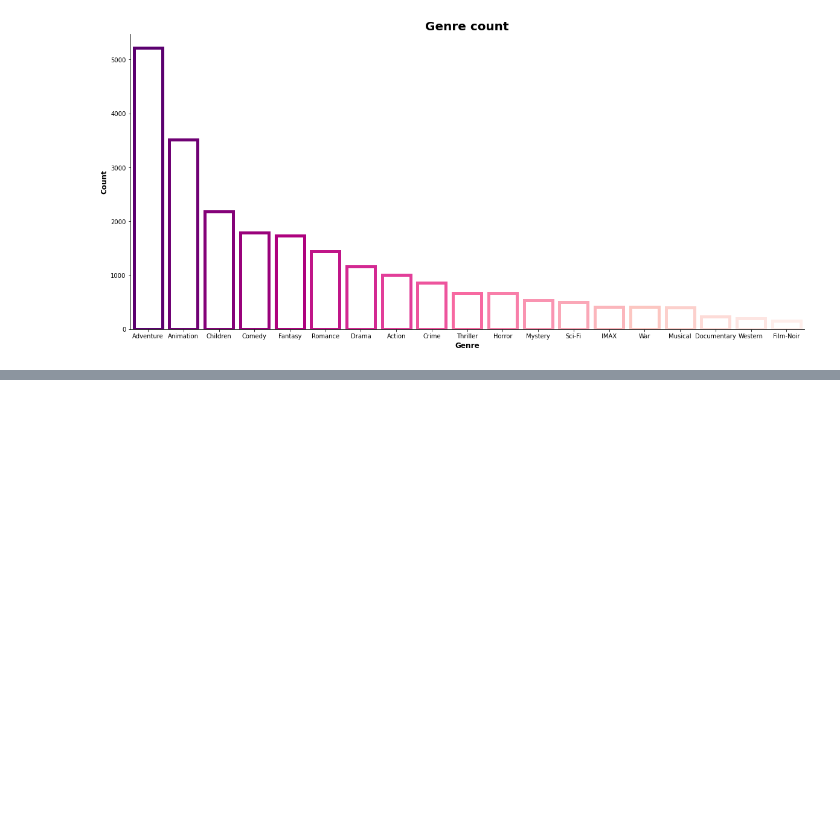
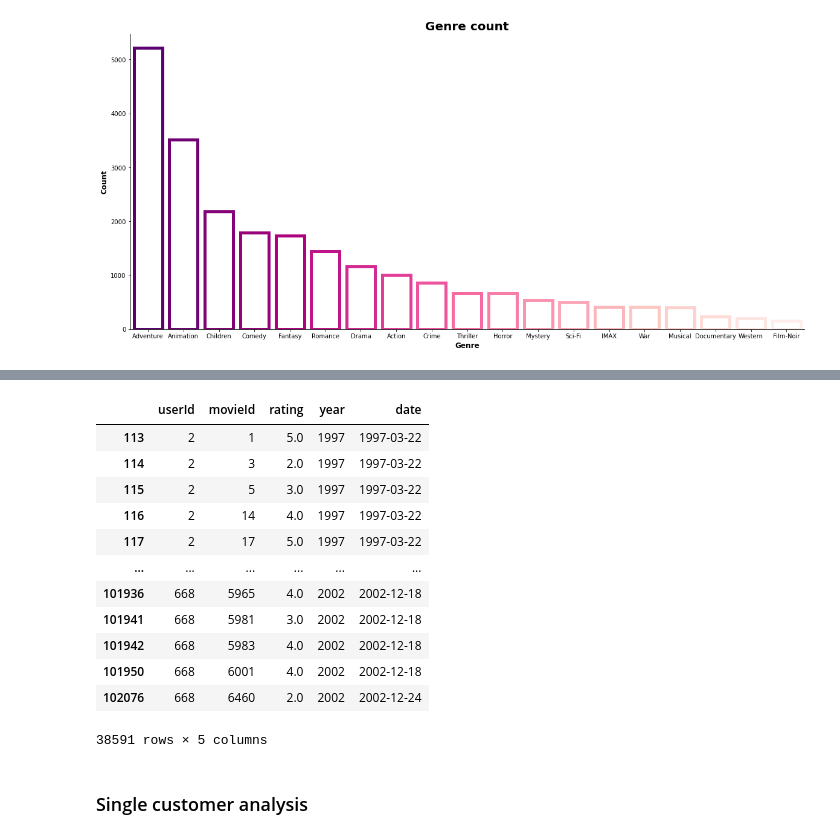
Before and after one commit to Brice-Vergnou/movie_recommendation, a Jupyter notebook: eda.ipynb, the cells around one changed output, grey strips where cells are left out. Saved outputs shown, nothing was run; the diff lists cells and outputs as text; code cells hidden in the pictures; blank space fills up the shorter version.

```diff
--- a/eda.ipynb
+++ b/eda.ipynb
@@ -274,0 +259,19 @@ Int64Index([ 1128,  1130,  1135,  1196,  1220,  1228,  1258,  1286,  1956,
+# %%
+ratings_df[np.isin(ratings_df.movieId, tmp_id)]
+ratings_df[np.isin(ratings_df.year, list(map(str,list(range(1996,2003)))))]
+# %% [output]
+|  | userId | movieId | rating | year | date |
+| 113 | 2 | 1 | 5.0 | 1997 | 1997-03-22 |
+| 114 | 2 | 3 | 2.0 | 1997 | 1997-03-22 |
+| 115 | 2 | 5 | 3.0 | 1997 | 1997-03-22 |
+| 116 | 2 | 14 | 4.0 | 1997 | 1997-03-22 |
+| 117 | 2 | 17 | 5.0 | 1997 | 1997-03-22 |
+| ... | ... | ... | ... | ... | ... |
+| 101936 | 668 | 5965 | 4.0 | 2002 | 2002-12-18 |
+| 101941 | 668 | 5981 | 3.0 | 2002 | 2002-12-18 |
+| 101942 | 668 | 5983 | 4.0 | 2002 | 2002-12-18 |
+| 101950 | 668 | 6001 | 4.0 | 2002 | 2002-12-18 |
+| 102076 | 668 | 6460 | 2.0 | 2002 | 2002-12-24 |
+38591 rows × 5 columns
+# %% [markdown]
+### Single customer analysis
```
Also changed, not shown: parts of 22 cells of this notebook, 2 other files.
